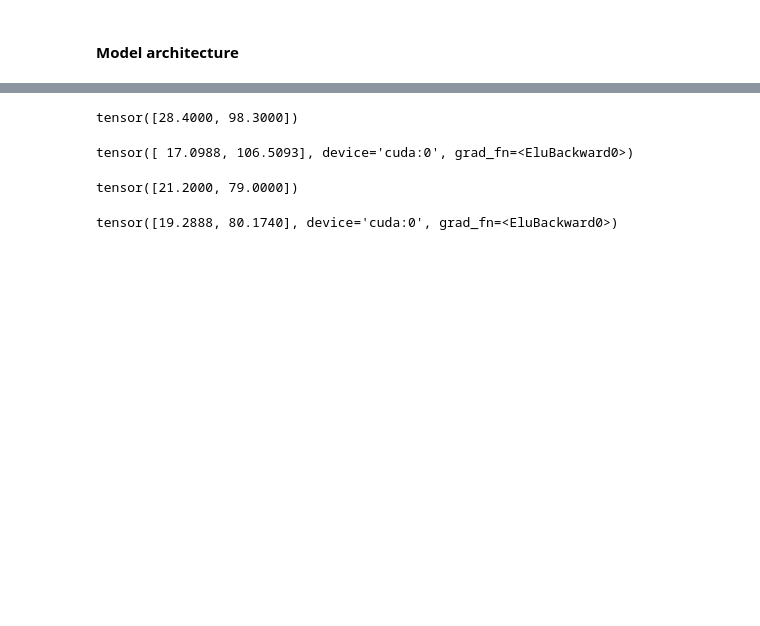
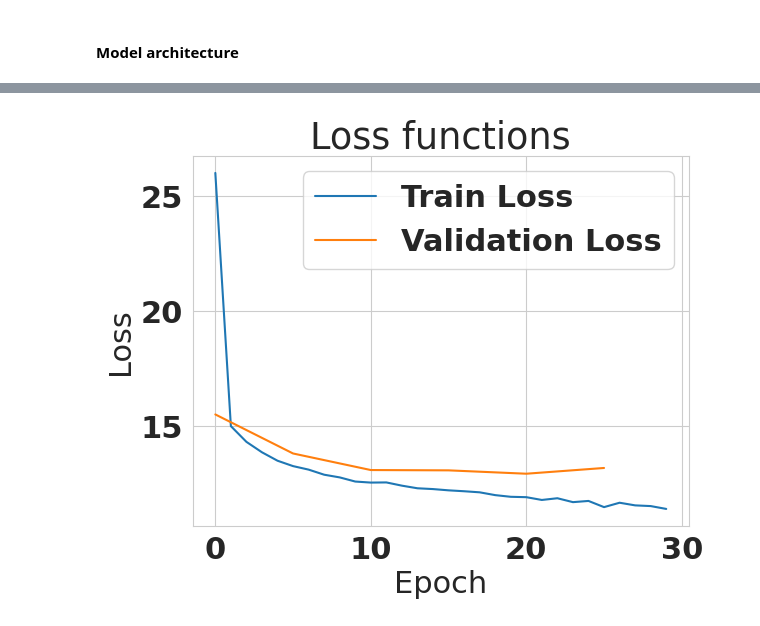
Before and after one commit to EmmaGau/hurricanes_prediction_mlns, a Jupyter notebook: notebooks/explo.ipynb, the cells around one changed output, grey strips where cells are left out. Drawn from its saved outputs; the diff is of its cells as text; code cells hidden in the pictures; blank space fills up the shorter version.

```diff
--- a/notebooks/explo.ipynb
+++ b/notebooks/explo.ipynb
@@ -422,20 +545,22 @@ class Model(nn.Module):
 
     return output.unsqueeze(0)
 # %%
-def evaluate(model, loss_fcn, device, dataloader):
+def evaluate(model, loss_fcn, device, dataloader, batch_size):
     loss_list_batch = []
 
     model.eval()
     for i, batch in enumerate(dataloader):
         batch = batch.to(device)
-        output = model(batch.x, batch.edge_index)
+        output = torch.cat([model(batch.x[batch.batch==i, :],
+                           batch.edge_index[:, (batch.ptr[i] <= batch.edge_index[0, :]) & (batch.edge_index[0, :] <  batch.ptr[i+1])]) \
+                      for i in range(batch_size)], dim=0)
         loss_test = loss_fcn(output, batch.y)
 
         loss_list_batch.append(loss_test.item())
 
     return np.array(loss_list_batch).mean()
 # %%
-def train(model, loss_fcn, device, optimizer, max_epochs, train_dataloader, val_dataloader, scheduler = None):
+def train(model, loss_fcn, device, optimizer, max_epochs, train_dataloader, val_dataloader, batch_size, scheduler = None):
 
     epoch_list = []
     scores_list = []
@@ -452,7 +577,10 @@ def train(model, loss_fcn, device, optimizer, max_epochs, train_dataloader, val_
         for i, train_batch in enumerate(train_dataloader):
             optimizer.zero_grad()
             train_batch_device = train_batch.to(device)
-            output = model(train_batch_device.x, train_batch_device.edge_index)
+            output = torch.cat([model(train_batch_device.x[train_batch_device.batch==i, :],
+                           train_batch_device.edge_index[:, (train_batch_device.ptr[i] <= train_batch_device.edge_index[0, :]) & (train_batch_device.edge_index[0, :] <  train_batch_device.ptr[i+1])] \
+                           - train_batch_device.edge_index[:, (train_batch_device.ptr[i] <= train_batch_device.edge_index[0, :]) & (train_batch_device.edge_index[0, :] <  train_batch_device.ptr[i+1])].min()) \
+                      for i in range(batch_size)], dim=0)
             # compute the loss
             loss = loss_fcn(output, train_batch_device.y)
             # optimizer step
@@ -467,16 +595,16 @@ def train(model, loss_fcn, device, optimizer, max_epochs, train_dataloader, val_
         if scheduler is not None:
             scheduler.step()
 
-        # if epoch % 5 == 0:
-        #     # evaluate the model on the validation set
-        #     score = evaluate(model, loss_fcn, device, val_dataloader)
-        #     print("Loss on val set: {:.4f}".format(score))
-        #     scores_list.append(score)
-        #     epoch_list.append(epoch)
-        #     # Check if the current model is the best one so far
-        #     if score > best_score:
-        #         best_score = score
-        #         best_model_state_dict = model.state_dict()
+        if epoch % 5 == 0:
+            # evaluate the model on the validation set
+            score = evaluate(model, loss_fcn, device, val_dataloader, batch_size)
+            print("Loss on val set: {:.4f}".format(score))
+            scores_list.append(score)
+            epoch_list.append(epoch)
+            # Check if the current model is the best one so far
+            if score > best_score:
+                best_score = score
+                best_model_state_dict = model.state_dict()
     # Load the best model parameters
     if best_model_state_dict is not None:
         model.load_state_dict(best_model_state_dict)
@@ -490,7 +618,7 @@ print("\nDevice: ", device)
 model = Model(input_size_gcn=2,
               hidden_size_gcn=18,
               output_size_gcn=18,
-              wind_features_size=x.shape[1]-2,
+              wind_features_size=next(iter(train_loader)).x.shape[1]-2,
               nhead_transformer=4,
               output_size_transformer=64,
               num_layers_transformer=4,
@@ -507,3 +633,3 @@ Device:  cuda
 # %%
-train(model, loss_fcn, device, optimizer, max_epochs, train_loader, val_dataloader=None, scheduler=scheduler)
+epoch_list, scores_list, all_losses = train(model, loss_fcn, device, optimizer, max_epochs, train_loader, val_dataloader=val_loader, scheduler=None)
 # %% [output]
@@ -544,18 +653,10 @@ Epoch 00030 | Loss: 11.3359
-# %%
-training_data[0].y
-# %% [output]
-tensor([28.4000, 98.3000])
-# %%
-model.eval()
-model(training_data[0].x.to(device), training_data[0].edge_index.to(device))
-# %% [output]
-tensor([ 17.0988, 106.5093], device='cuda:0', grad_fn=<EluBackward0>)
-# %%
-training_data[1].y
-# %% [output]
-tensor([21.2000, 79.0000])
-# %%
-model.eval()
-model(training_data[1].x.to(device), training_data[1].edge_index.to(device))
-# %% [output]
-tensor([19.2888, 80.1740], device='cuda:0', grad_fn=<EluBackward0>)
+# %%
+plt.plot(all_losses, label="Train Loss")
+plt.plot([i*5 for i in range(len(scores_list))], scores_list, label="Validation Loss")
+plt.xlabel("Epoch")
+plt.ylabel("Loss")
+plt.title("Loss functions")
+plt.legend()
+plt.show()
+# %% [output]
+[figure, added]
```
Also changed, not shown: parts of 25 cells of this notebook.
